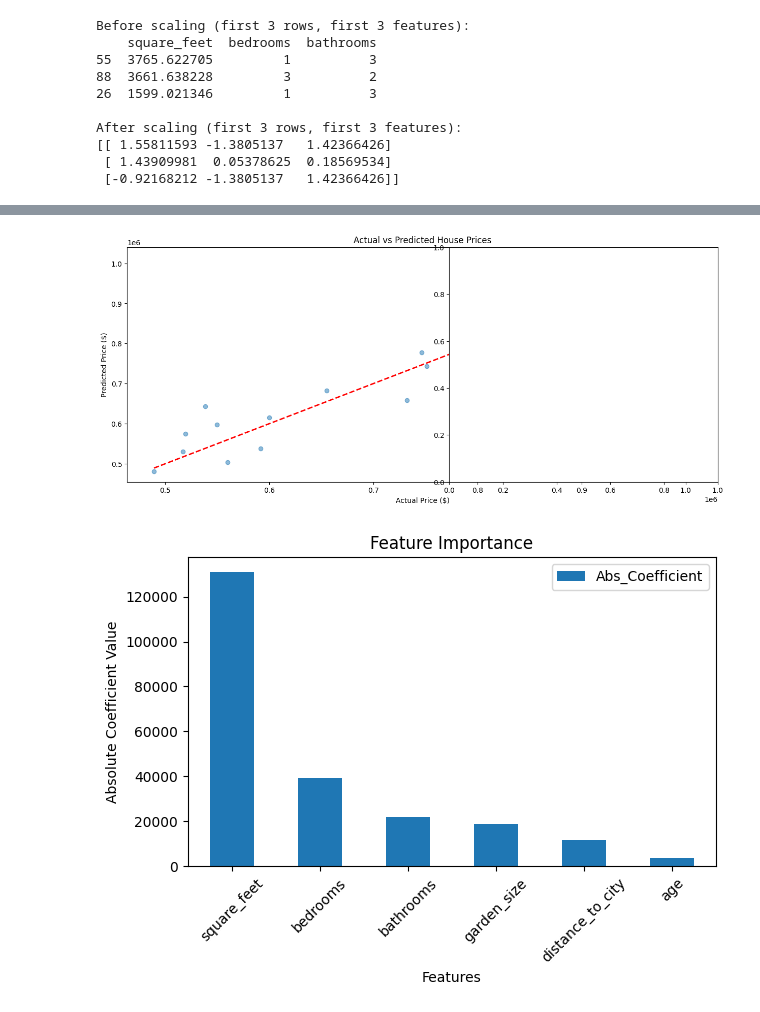
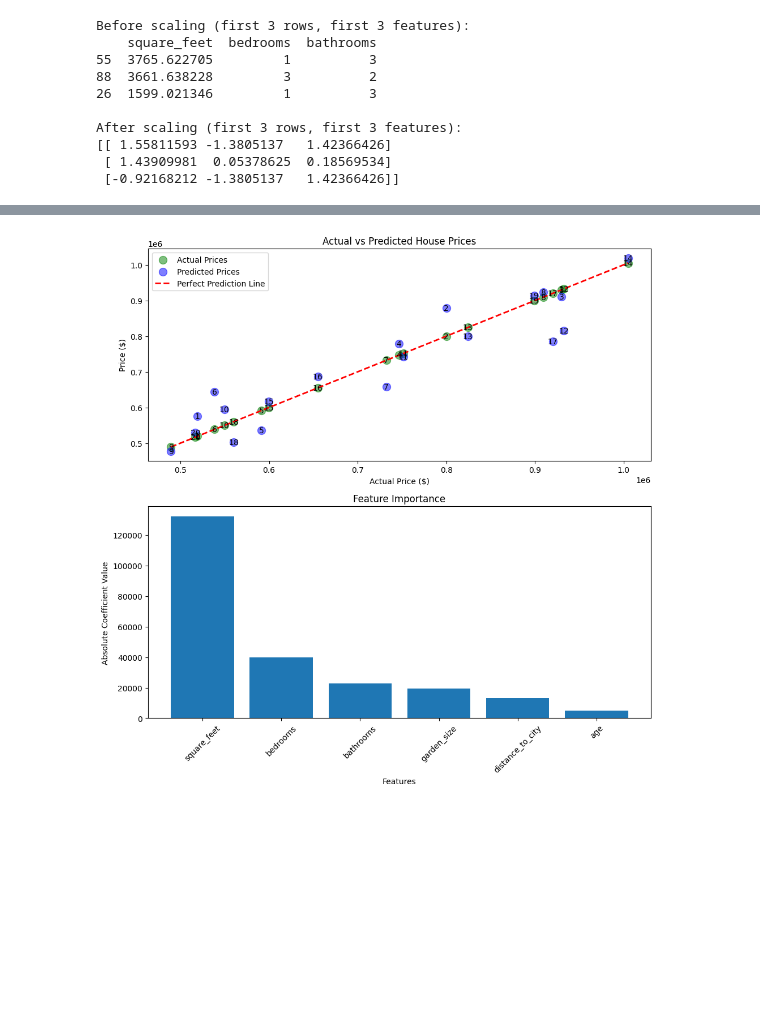
Before and after one commit to wesleyarchbell/machine-learning-with-python, a Jupyter notebook: regression/lasso/lasso_regression.ipynb, the cells around one changed output, grey strips where cells are left out. Saved outputs shown, nothing was run; the diff lists cells and outputs as text; code cells hidden in the pictures; blank space fills up the shorter version.

Commit message:
Adjusted plots and added comments

```diff
--- a/regression/lasso/lasso_regression.ipynb
+++ b/regression/lasso/lasso_regression.ipynb
@@ -166,26 +164,57 @@ Average percent error: 6.53%
 # %%
-# Create figure with two subplots
-plt.figure(figsize=(15, 6))
+# Create figure
+plt.figure(figsize=(10, 10))
 
-# Plot 1: Actual vs Predicted
-plt.subplot(1, 2, 1)
-plt.scatter(y_test, y_pred_test, alpha=0.5)
-plt.plot([y_test.min(), y_test.max()], [y_test.min(), y_test.max()],
-         'r--', lw=2)  # Perfect prediction line
+# First plot: Actual vs Predicted with numbered pairs
+plt.subplot(2, 1, 1)  # First subplot
+
+# Convert to numpy arrays
+y_test_array = y_test.values
+y_pred_test_array = y_pred_test
+
+# Plot each pair with a number
+for i in range(len(y_test_array)):
+    # Plot actual price (green) with number
+    plt.scatter(y_test_array[i], y_test_array[i],
+               color='green', alpha=0.5,
+               s=100, label='Actual Prices' if i == 0 else "")
+    plt.annotate(f'{i+1}',
+                (y_test_array[i], y_test_array[i]),
+                xytext=(0, 0),
+                textcoords='offset points',
+                ha='center',
+                va='center')
+
+    # Plot predicted price (blue) with same number
+    plt.scatter(y_test_array[i], y_pred_test_array[i],
+               color='blue', alpha=0.5,
+               s=100, label='Predicted Prices' if i == 0 else "")
+    plt.annotate(f'{i+1}',
+                (y_test_array[i], y_pred_test_array[i]),
+                xytext=(0, 0),
+                textcoords='offset points',
+                ha='center',
+                va='center')
+
+# Add perfect prediction line
+plt.plot([y_test_array.min(), y_test_array.max()],
+         [y_test_array.min(), y_test_array.max()],
+         'r--', lw=2, label='Perfect Prediction Line')
+
 plt.xlabel('Actual Price ($)')
-plt.ylabel('Predicted Price ($)')
+plt.ylabel('Price ($)')
 plt.title('Actual vs Predicted House Prices')
+plt.legend()
 
-# Plot 2: Feature Importance
-plt.subplot(1, 2, 2)
-feature_importance.plot(kind='bar', x='Feature', y='Abs_Coefficient')
-plt.xticks(rotation=45)
+# Second plot: Feature Importance
+plt.subplot(2, 1, 2)  # Second subplot
+plt.bar(range(len(feature_importance)), feature_importance['Abs_Coefficient'])
+plt.xticks(range(len(feature_importance)), feature_importance['Feature'], rotation=45)
 plt.title('Feature Importance')
 plt.xlabel('Features')
 plt.ylabel('Absolute Coefficient Value')
 
 plt.tight_layout()
 plt.show()
 # %% [output]
-[figure, old version]
+[figure, new version]
-[figure, removed]
```
Also changed, not shown: parts of 2 cells of this notebook.
